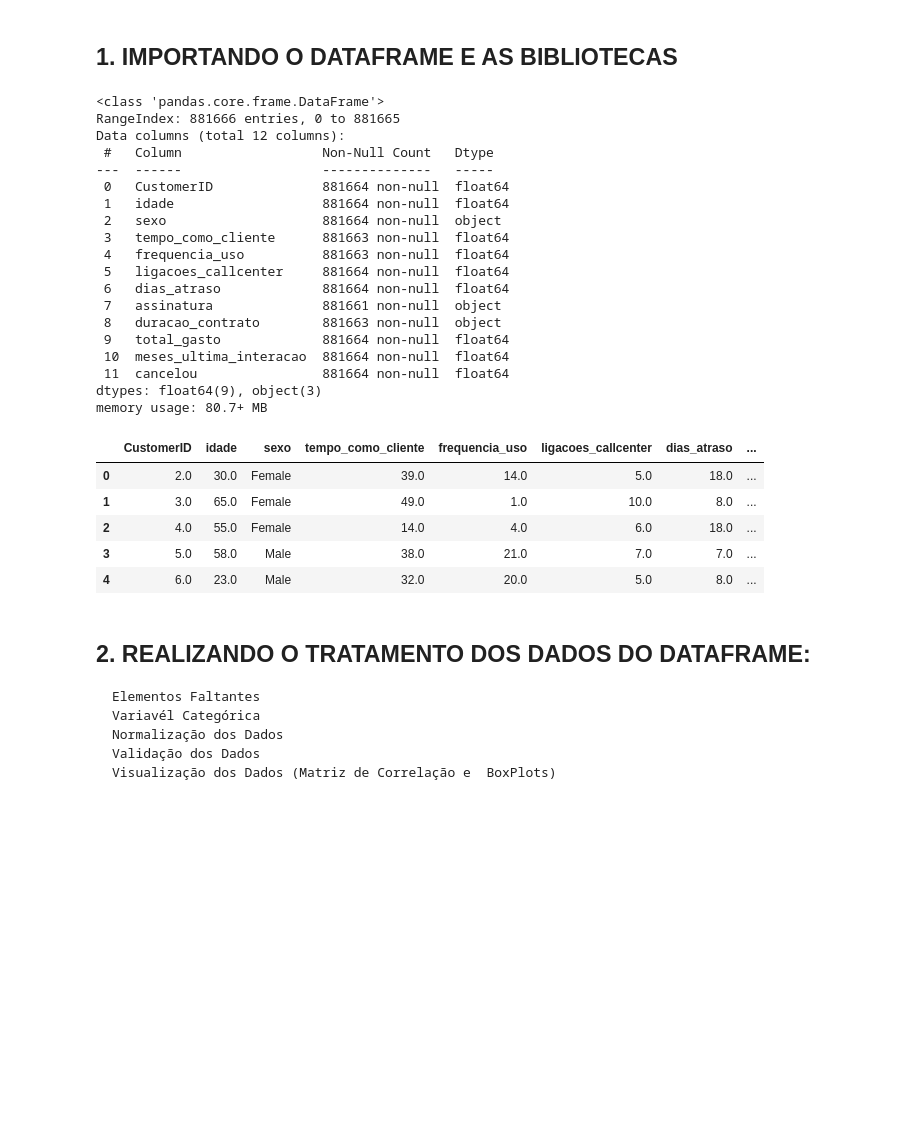
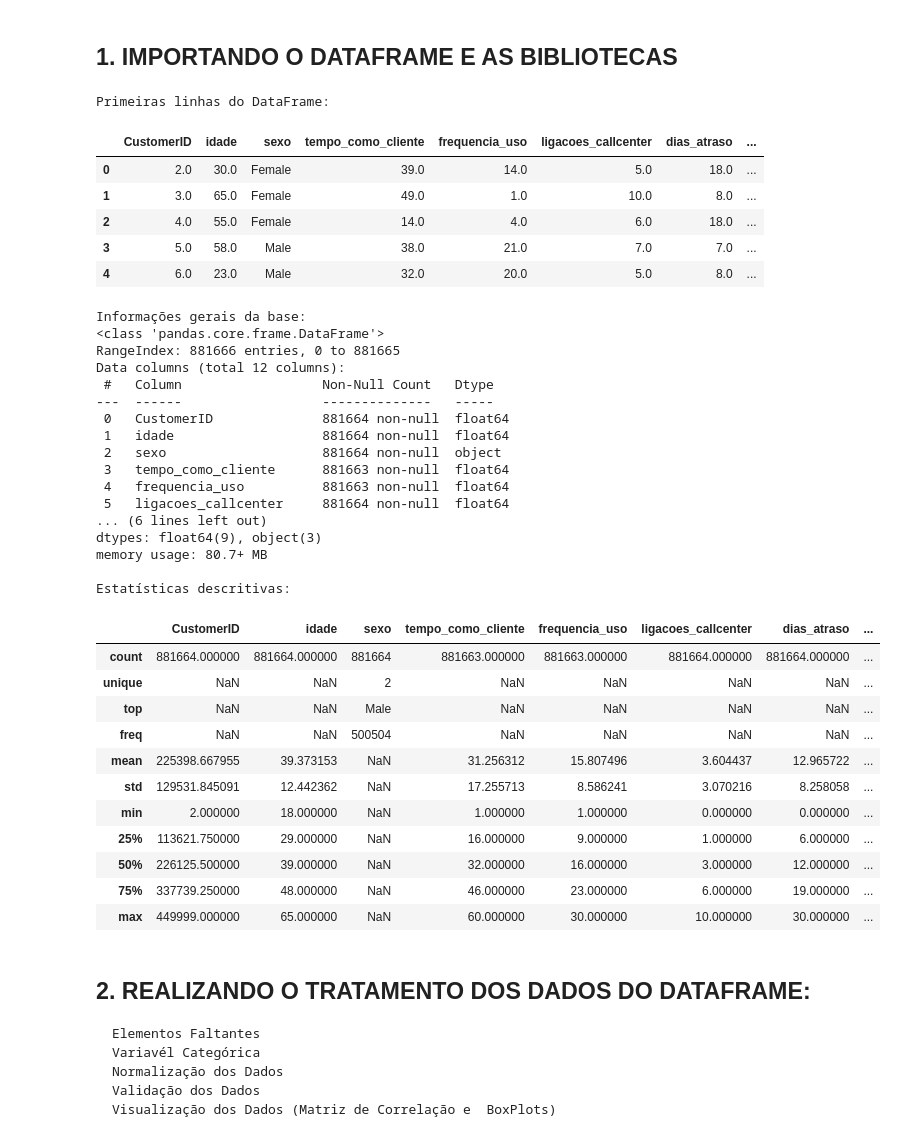
Before and after one commit to jonathasoliv/TCC_Modelagem_Preditiva_Cancelamentos, a Jupyter notebook: Implementacao_Pre_Processamento/Pre_Processamento.ipynb, the cells around one changed output. Cells and saved outputs as stored; diff of their text form; code cells hidden in the pictures; blank space fills up the shorter version.

```diff
--- a/Implementacao_Pre_Processamento/Pre_Processamento.ipynb
+++ b/Implementacao_Pre_Processamento/Pre_Processamento.ipynb
@@ -3,46 +3,62 @@
 # %%
 import os
 import pandas as pd
 from sklearn.preprocessing import MinMaxScaler
 import seaborn as sns
 import matplotlib.pyplot as plt
 from sklearn.model_selection import train_test_split
 
 # Carregar a base de dados
 df = pd.read_csv('cancelamentos_original.csv')
 
+# Exibir as primeiras linhas
+print("Primeiras linhas do DataFrame:")
+display(df.head())
 
-df_head = df.head()
-df_info = df.info()
-df_description = df.describe(include='all')
+# Informações sobre os dados
+print("\nInformações gerais da base:")
+df.info()
 
-df_head
+# Estatísticas descritivas
+print("\nEstatísticas descritivas:")
+display(df.describe(include='all'))
 # %% [output]
-<class 'pandas.core.frame.DataFrame'>
-RangeIndex: 881666 entries, 0 to 881665
-Data columns (total 12 columns):
- #   Column                  Non-Null Count   Dtype
----  ------                  --------------   -----
- 0   CustomerID              881664 non-null  float64
- 1   idade                   881664 non-null  float64
- 2   sexo                    881664 non-null  object
- 3   tempo_como_cliente      881663 non-null  float64
- 4   frequencia_uso          881663 non-null  float64
- 5   ligacoes_callcenter     881664 non-null  float64
- 6   dias_atraso             881664 non-null  float64
- 7   assinatura              881661 non-null  object
- 8   duracao_contrato        881663 non-null  object
- 9   total_gasto             881664 non-null  float64
- 10  meses_ultima_interacao  881664 non-null  float64
- 11  cancelou                881664 non-null  float64
-dtypes: float64(9), object(3)
-memory usage: 80.7+ MB
+Primeiras linhas do DataFrame:
 |  | CustomerID | idade | sexo | tempo_como_cliente | frequencia_uso | ligacoes_callcenter | dias_atraso | ... |
 | 0 | 2.0 | 30.0 | Female | 39.0 | 14.0 | 5.0 | 18.0 | ... |
 | 1 | 3.0 | 65.0 | Female | 49.0 | 1.0 | 10.0 | 8.0 | ... |
 | 2 | 4.0 | 55.0 | Female | 14.0 | 4.0 | 6.0 | 18.0 | ... |
 | 3 | 5.0 | 58.0 | Male | 38.0 | 21.0 | 7.0 | 7.0 | ... |
 | 4 | 6.0 | 23.0 | Male | 32.0 | 20.0 | 5.0 | 8.0 | ... |
+Informações gerais da base:
+<class 'pandas.core.frame.DataFrame'>
+RangeIndex: 881666 entries, 0 to 881665
+Data columns (total 12 columns):
+ #   Column                  Non-Null Count   Dtype
+---  ------                  --------------   -----
+ 0   CustomerID              881664 non-null  float64
+ 1   idade                   881664 non-null  float64
+ 2   sexo                    881664 non-null  object
+ 3   tempo_como_cliente      881663 non-null  float64
+ 4   frequencia_uso          881663 non-null  float64
+ 5   ligacoes_callcenter     881664 non-null  float64
+... (6 lines left out)
+dtypes: float64(9), object(3)
+memory usage: 80.7+ MB
+
+Estatísticas descritivas:
+|  | CustomerID | idade | sexo | tempo_como_cliente | frequencia_uso | ligacoes_callcenter | dias_atraso | ... |
+| count | 881664.000000 | 881664.000000 | 881664 | 881663.000000 | 881663.000000 | 881664.000000 | 881664.000000 | ... |
+| unique | NaN | NaN | 2 | NaN | NaN | NaN | NaN | ... |
+| top | NaN | NaN | Male | NaN | NaN | NaN | NaN | ... |
+| freq | NaN | NaN | 500504 | NaN | NaN | NaN | NaN | ... |
+| mean | 225398.667955 | 39.373153 | NaN | 31.256312 | 15.807496 | 3.604437 | 12.965722 | ... |
+| std | 129531.845091 | 12.442362 | NaN | 17.255713 | 8.586241 | 3.070216 | 8.258058 | ... |
+| min | 2.000000 | 18.000000 | NaN | 1.000000 | 1.000000 | 0.000000 | 0.000000 | ... |
+| 25% | 113621.750000 | 29.000000 | NaN | 16.000000 | 9.000000 | 1.000000 | 6.000000 | ... |
+| 50% | 226125.500000 | 39.000000 | NaN | 32.000000 | 16.000000 | 3.000000 | 12.000000 | ... |
+| 75% | 337739.250000 | 48.000000 | NaN | 46.000000 | 23.000000 | 6.000000 | 19.000000 | ... |
+| max | 449999.000000 | 65.000000 | NaN | 60.000000 | 30.000000 | 10.000000 | 30.000000 | ... |
 # %% [markdown]
 ## 2. REALIZANDO O TRATAMENTO DOS DADOS DO DATAFRAME:
 
```
Also changed, not shown: parts of 15 cells of this notebook, 5 other files.
